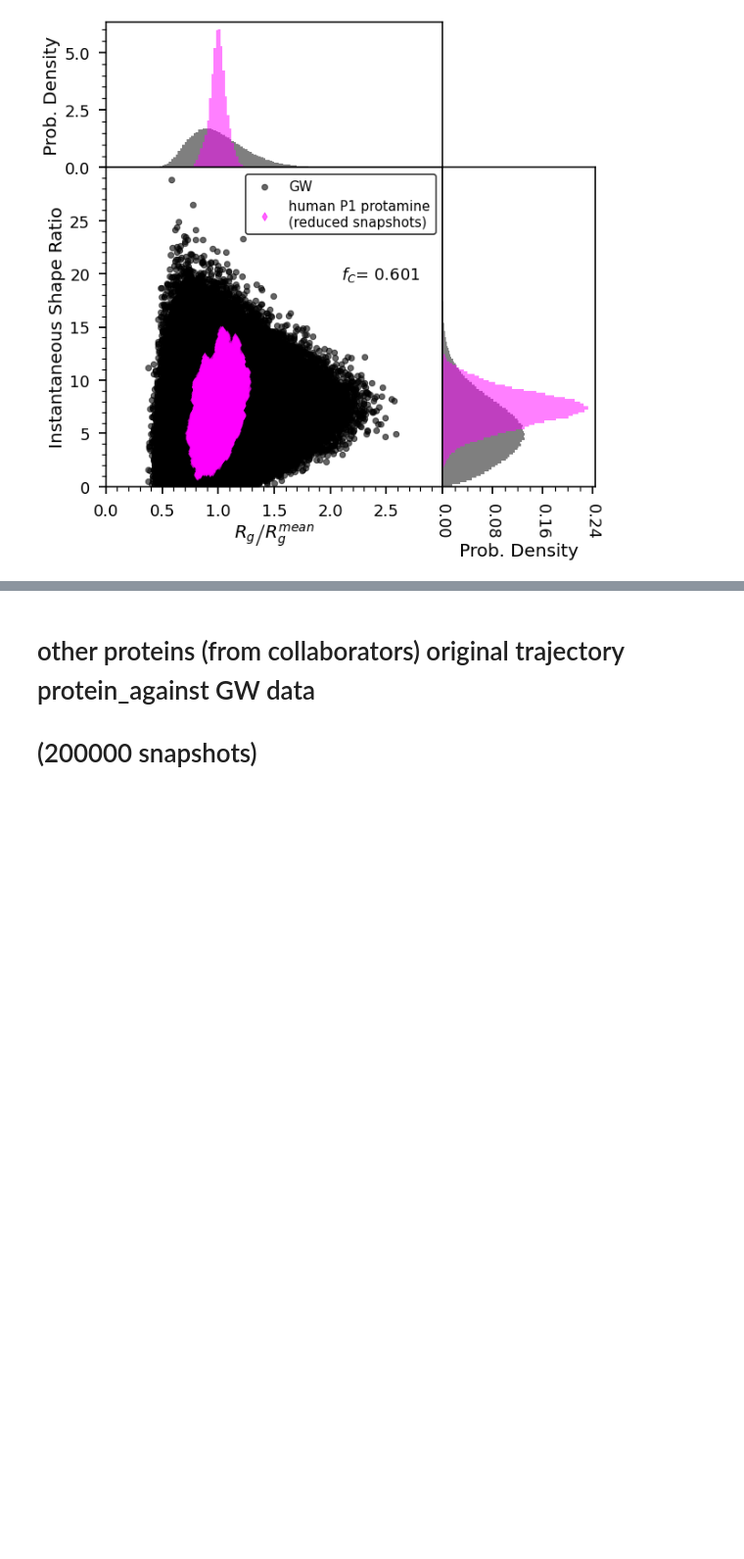
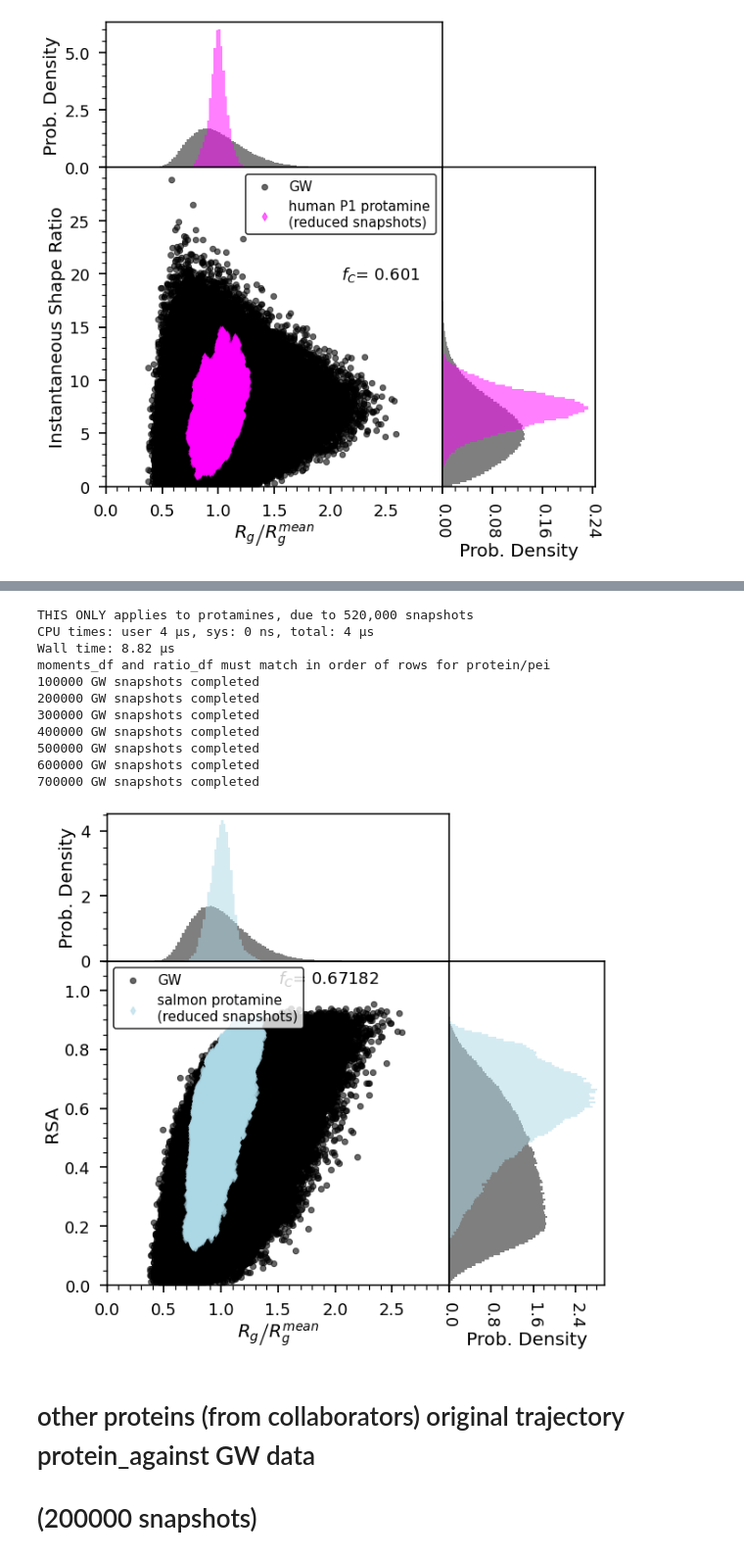
Before and after one commit to hshadman/disordered_protein_polymer_chain_theory, a Jupyter notebook: summary_SAW_RW/summary_SAW_RW_v2.ipynb, the cells around one changed output, grey strips where cells are left out. Shown at 98% size. Saved outputs shown, nothing was run; the diff lists cells and outputs as text; code cells hidden in the pictures; blank space fills up the shorter version.

```diff
--- a/summary_SAW_RW/summary_SAW_RW_v2.ipynb
+++ b/summary_SAW_RW/summary_SAW_RW_v2.ipynb
@@ -211,6 +211,11 @@ salmon_moments.insert(1,salmon_rg_ree_ratheatmap.columns[1],
                       salmon_rg_ree_ratheatmap[salmon_rg_ree_ratheatmap.columns[1]].values)
 salmon_moments.insert(2,salmon_rg_ree_ratheatmap.columns[2],
                       salmon_rg_ree_ratheatmap[salmon_rg_ree_ratheatmap.columns[2]].values)
+#inserting ratio()
+salmon_moments.insert(2,salmon_rg_ree_ratheatmap.columns[2],
+                      salmon_rg_ree_ratheatmap[salmon_rg_ree_ratheatmap.columns[2]].values)
+
+
 salmon_R1=salmon_moments.R1.values
 salmon_R2=salmon_moments.R2.values
 salmon_R3=salmon_moments.R3.values
@@ -2871,3 +3335,39 @@ Wall time: 5.72 µs
+# %%
+print('THIS ONLY applies to protamines, due to 520,000 snapshots')
+# i want to make it such that protamine has ~200,000 snapshots over 1040 ns, instead of 520,000 over 1040 ns
+protamine_base_indices=np.array([1,4])
+running_index=np.array([])
+j=0
+while np.max(protamine_base_indices+(j*5))<=salmon_rg_ree_ratheatmap.shape[0]:
+    running_index=np.append(running_index,protamine_base_indices+(j*5))
+    j+=1
+
+
+#input which protamine in the immediate next line
+protamine_df=salmon_rg_ree_ratheatmap.reset_index(drop=True).copy()
+protamine_df=protamine_df[protamine_df.index.isin(running_index)]
+
+protamine_df_moments=salmon_moments.reset_index(drop=True).copy()
+protamine_df_moments=protamine_df_moments[protamine_df_moments.index.isin(running_index)]
+
+
+scatter_plot_2d_RSA_based(protamine_df,'salmon protamine\n(reduced snapshots)','protein',
+                          protamine_df_moments,'lightblue')
+
+del protamine_df,protamine_df_moments
+# %% [output]
+THIS ONLY applies to protamines, due to 520,000 snapshots
+CPU times: user 4 µs, sys: 0 ns, total: 4 µs
+Wall time: 8.82 µs
+moments_df and ratio_df must match in order of rows for protein/pei
+100000 GW snapshots completed
+200000 GW snapshots completed
+300000 GW snapshots completed
+400000 GW snapshots completed
+500000 GW snapshots completed
+600000 GW snapshots completed
+700000 GW snapshots completed
+[figure, added]
 # %% [markdown]
 # other proteins (from collaborators) original trajectory protein_against GW data
 # (200000 snapshots)
```
Also changed, not shown: parts of 28 cells of this notebook, 10 other files.
